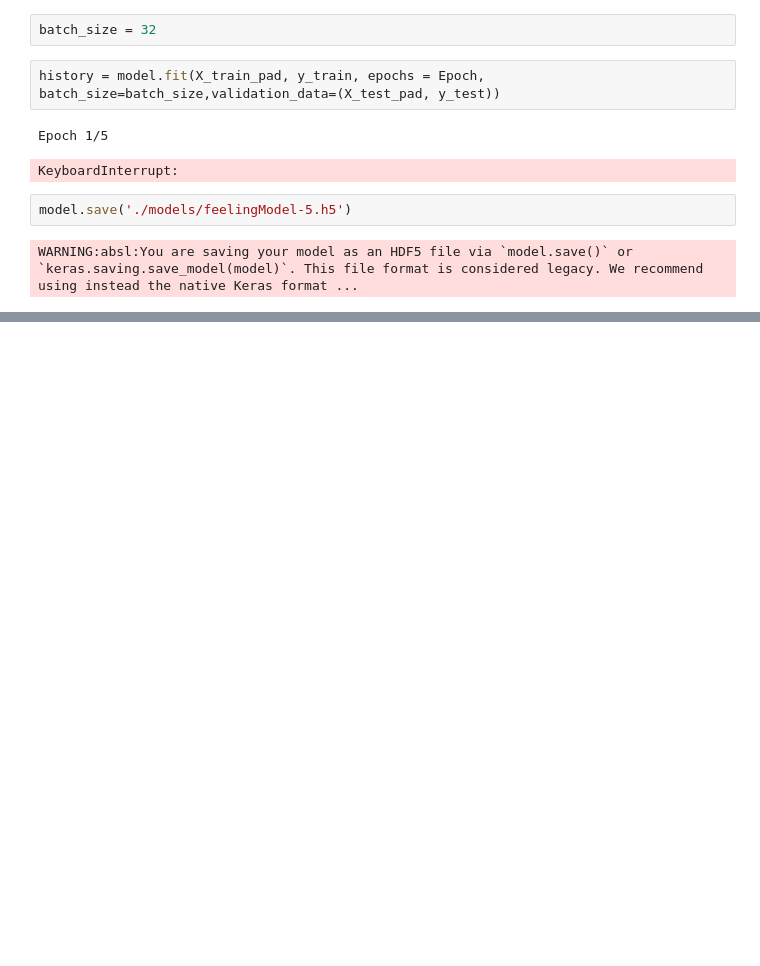
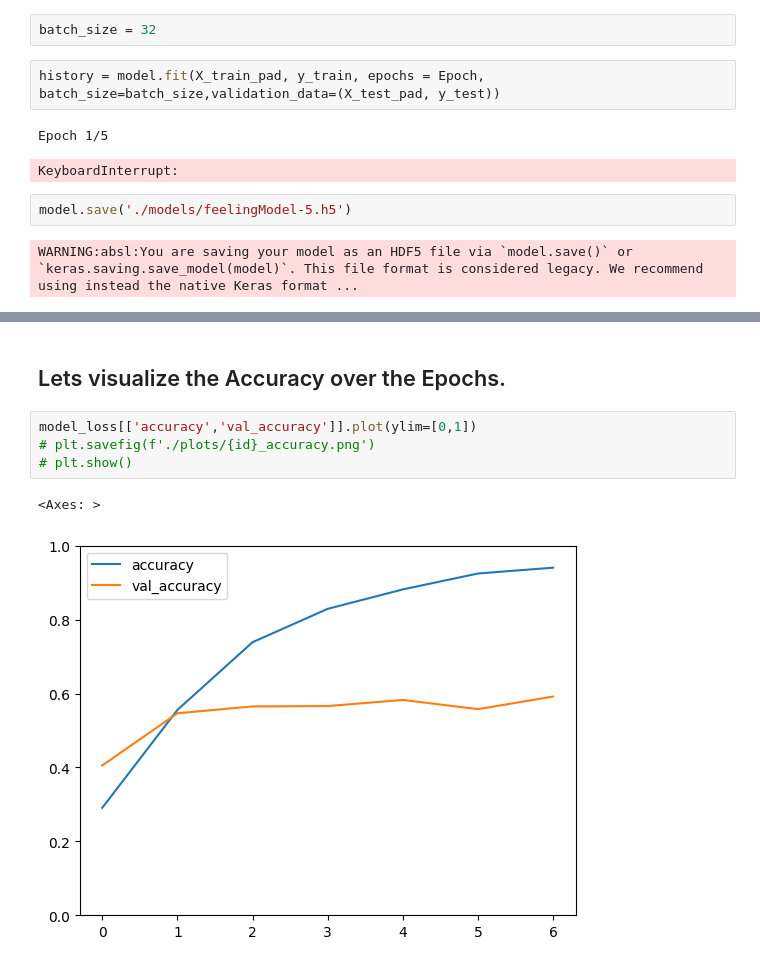
Before and after one commit to second-ali/AI-Final-Project-Ali_Haddadi, a Jupyter notebook: EmotionAnalysis/EmotionAnalysis.ipynb, the cells around one changed output, grey strips where cells are left out. Drawn from its saved outputs; the diff is of its cells as text; blank space fills up the shorter version.

```diff
--- a/EmotionAnalysis/EmotionAnalysis.ipynb
+++ b/EmotionAnalysis/EmotionAnalysis.ipynb
@@ -487,0 +603,9 @@ WARNING:absl:You are saving your model as an HDF5 file via `model.save()` or `ke
+# %% [markdown]
+## Lets visualize the Accuracy over the Epochs.
+# %%
+model_loss[['accuracy','val_accuracy']].plot(ylim=[0,1])
+# plt.savefig(f'./plots/{id}_accuracy.png')
+# plt.show()
+# %% [output]
+<Axes: >
+[figure, added]
```
Also changed, not shown: parts of 21 cells of this notebook.
